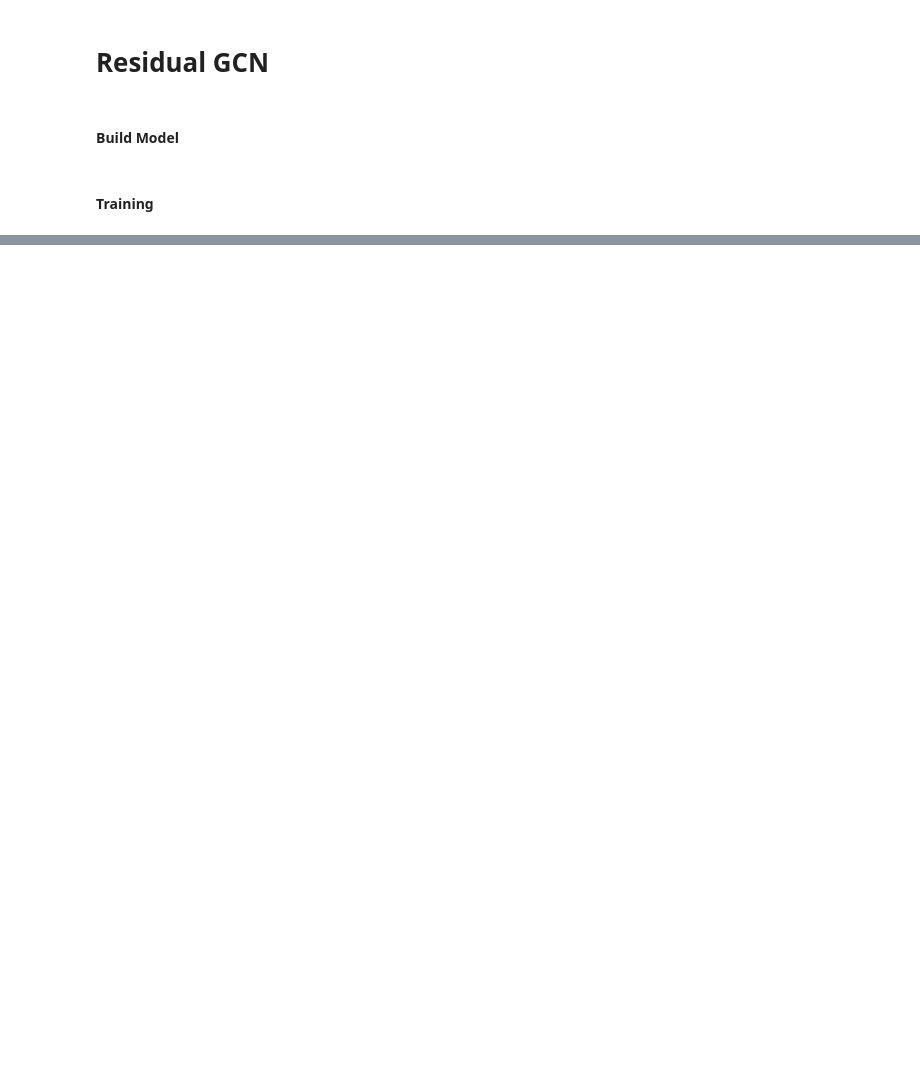
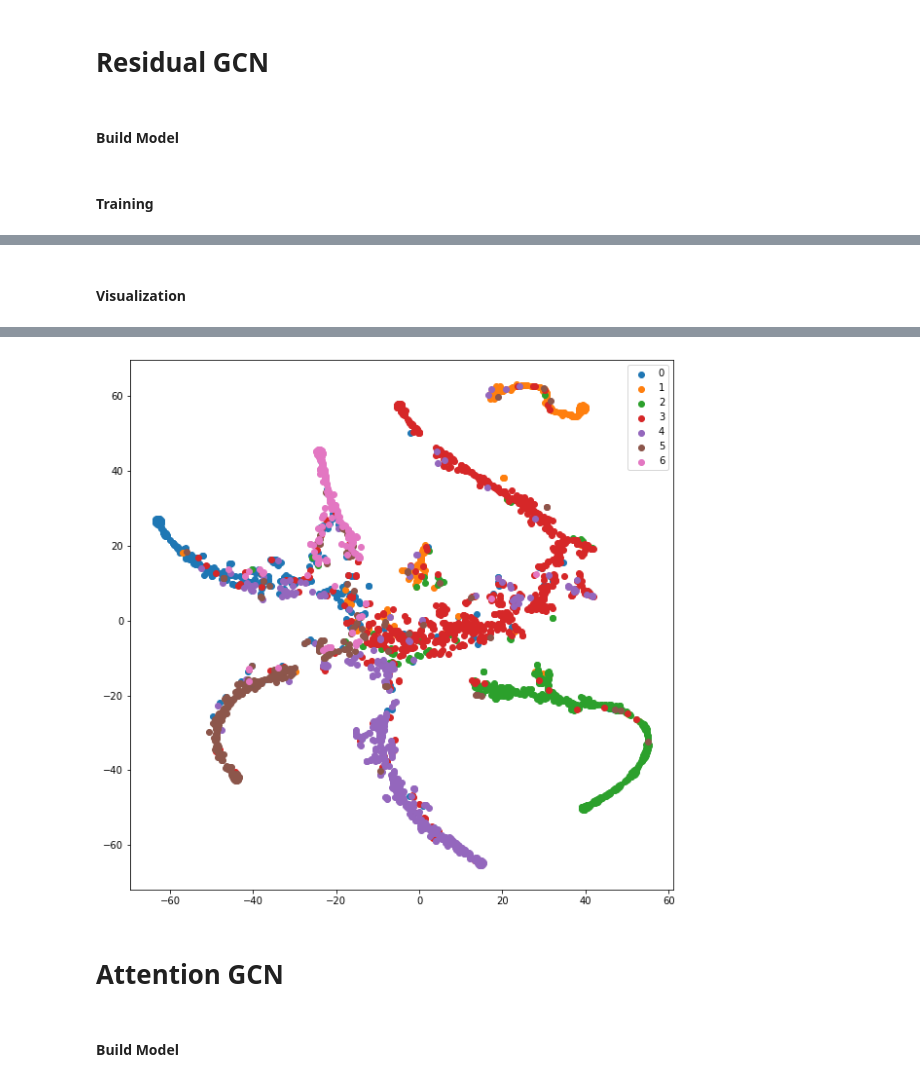
Before and after one commit to comojin1994/GCN, a Jupyter notebook: GCN_new.ipynb, the cells around one changed output, grey strips where cells are left out. Saved outputs shown, nothing was run; the diff lists cells and outputs as text; code cells hidden in the pictures; blank space fills up the shorter version.

```diff
--- a/GCN_new.ipynb
+++ b/GCN_new.ipynb
@@ -379,5 +260,9 @@ class ResidualGCN(tf.keras.Model):
 # %%
-residual_gcn_model = ResidualGCN(C.dropout)
+residual_gcn_model = GCN(C.dropout,
+                                activation='relu',
+                                conv_activation='relu',
+                                mode=None,
+                                sc='sc')
 
 residual_gcn_model.compile(
     optimizer = Adam(lr=C.learning_rate),
@@ -412,0 +330,12 @@ InvalidArgumentError: Matrix size-incompatible: In[0]: [2708,16], In[1]: [1433,1
+# %% [markdown]
+#### Visualization
+# %%
+activ = residual_gcn_model.predict(loader_all.load(),
+                 steps=loader_all.steps_per_epoch)
+
+_, y_all = next(iter(loader_all))
+
+x_tsne = TSNE(n_components=2).fit_transform(activ)
+
+plot_tSNE(y_all, x_tsne)
+# %% [output]
@@ -412,0 +343,5 @@ InvalidArgumentError: Matrix size-incompatible: In[0]: [2708,16], In[1]: [1433,1
+[figure, added]
+# %% [markdown]
+# Attention GCN
+# %% [markdown]
+#### Build Model
```
Also changed, not shown: parts of 73 cells of this notebook, 1 other file.
